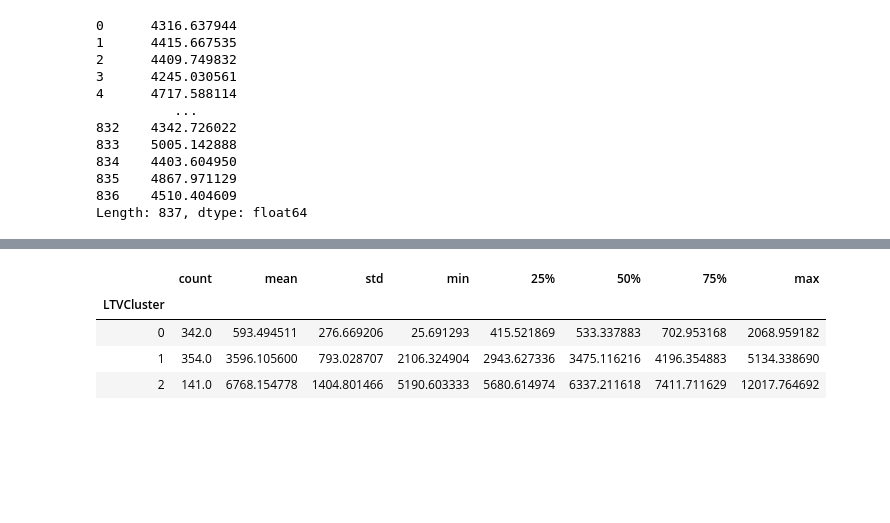
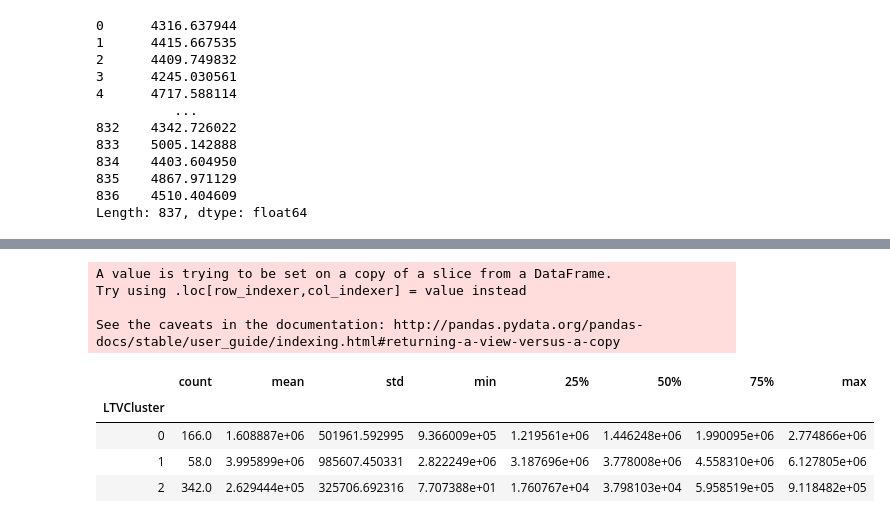
Before and after one commit to SallyPoon/LyftDS, a Jupyter notebook: Predictive modeling.ipynb, the cells around one changed output, grey strips where cells are left out. Saved outputs shown, nothing was run; the diff lists cells and outputs as text; code cells hidden in the pictures; blank space fills up the shorter version.

```diff
--- a/Predictive modeling.ipynb
+++ b/Predictive modeling.ipynb
@@ -951,0 +1048,8 @@ def order_cluster(cluster_field_name, target_field_name,df,ascending):
+# %%
+driver_rev = driver_1m.groupby('driver_id').total_fare.sum().reset_index()
+driver_user = pd.merge(driver_user, driver_rev, on='driver_id')
+
+kmeans = KMeans(n_clusters=4)
+kmeans.fit(driver_user[['total_fare']])
+driver_user['RevenueCluster'] = kmeans.predict(driver_user[['total_fare']])
+driver_user = order_cluster('RevenueCluster', 'total_fare',driver_user,True)
@@ -951,0 +1058,5 @@ def order_cluster(cluster_field_name, target_field_name,df,ascending):
+# %%
+driver_user['OverallScore'] = driver_user['RecencyCluster'] + driver_user['FrequencyCluster'] + driver_user['RevenueCluster']
+driver_user['Segment'] = 'Low-Value'
+driver_user.loc[driver_user['OverallScore']>2,'Segment'] = 'Mid-Value'
+driver_user.loc[driver_user['OverallScore']>4,'Segment'] = 'High-Value'
@@ -952,20 +1127,31 @@ def order_cluster(cluster_field_name, target_field_name,df,ascending):
+# %%
+driver_user_2m = driver_2m.groupby('driver_id')['total_fare'].sum().reset_index()
+driver_user_2m.columns = ['driver_id','m2_fare']
+driver_merge = pd.merge(driver_user, driver_user_2m, on='driver_id', how='left')
+# %%
+driver_merge = driver_merge[driver_merge['m2_fare']<driver_merge['m2_fare'].quantile(0.99)]
 # %%
+
 kmeans = KMeans(n_clusters=3)
-kmeans.fit(driver_sum_total_fare[['total_fare']])
-driver_sum_total_fare['LTVCluster'] = kmeans.predict(driver_sum_total_fare[['total_fare']])
+kmeans.fit(driver_merge[['m2_fare']])
+driver_merge['LTVCluster'] = kmeans.predict(driver_merge[['m2_fare']])
 
 #order cluster number based on LTV
-driver_sum_total_fare = order_cluster('LTVCluster', 'total_fare',driver_sum_total_fare,True)
+driver_sum_total_fare = order_cluster('LTVCluster', 'm2_fare',driver_merge,True)
 
 #creatinga new cluster dataframe
-tx_cluster = driver_sum_total_fare.copy()
+driver_cluster = driver_merge.copy()
 
 #see details of the clusters
-tx_cluster.groupby('LTVCluster')['total_fare'].describe()
+driver_merge.groupby('LTVCluster')['m2_fare'].describe()
 # %% [output]
+A value is trying to be set on a copy of a slice from a DataFrame.
+Try using .loc[row_indexer,col_indexer] = value instead
+
+See the caveats in the documentation: http://pandas.pydata.org/pandas-docs/stable/user_guide/indexing.html#returning-a-view-versus-a-copy
 |  | count | mean | std | min | 25% | 50% | 75% | max |
 | LTVCluster |  |  |  |  |  |  |  |  |
-| 0 | 342.0 | 593.494511 | 276.669206 | 25.691293 | 415.521869 | 533.337883 | 702.953168 | 2068.959182 |
-| 1 | 354.0 | 3596.105600 | 793.028707 | 2106.324904 | 2943.627336 | 3475.116216 | 4196.354883 | 5134.338690 |
-| 2 | 141.0 | 6768.154778 | 1404.801466 | 5190.603333 | 5680.614974 | 6337.211618 | 7411.711629 | 12017.764692 |
+| 0 | 166.0 | 1.608887e+06 | 501961.592995 | 9.366009e+05 | 1.219561e+06 | 1.446248e+06 | 1.990095e+06 | 2.774866e+06 |
+| 1 | 58.0 | 3.995899e+06 | 985607.450331 | 2.822249e+06 | 3.187696e+06 | 3.778008e+06 | 4.558310e+06 | 6.127805e+06 |
+| 2 | 342.0 | 2.629444e+05 | 325706.692316 | 7.707388e+01 | 1.760767e+04 | 3.798103e+04 | 5.958519e+05 | 9.118482e+05 |
 # %%
```
Also changed, not shown: parts of 19 cells of this notebook.
